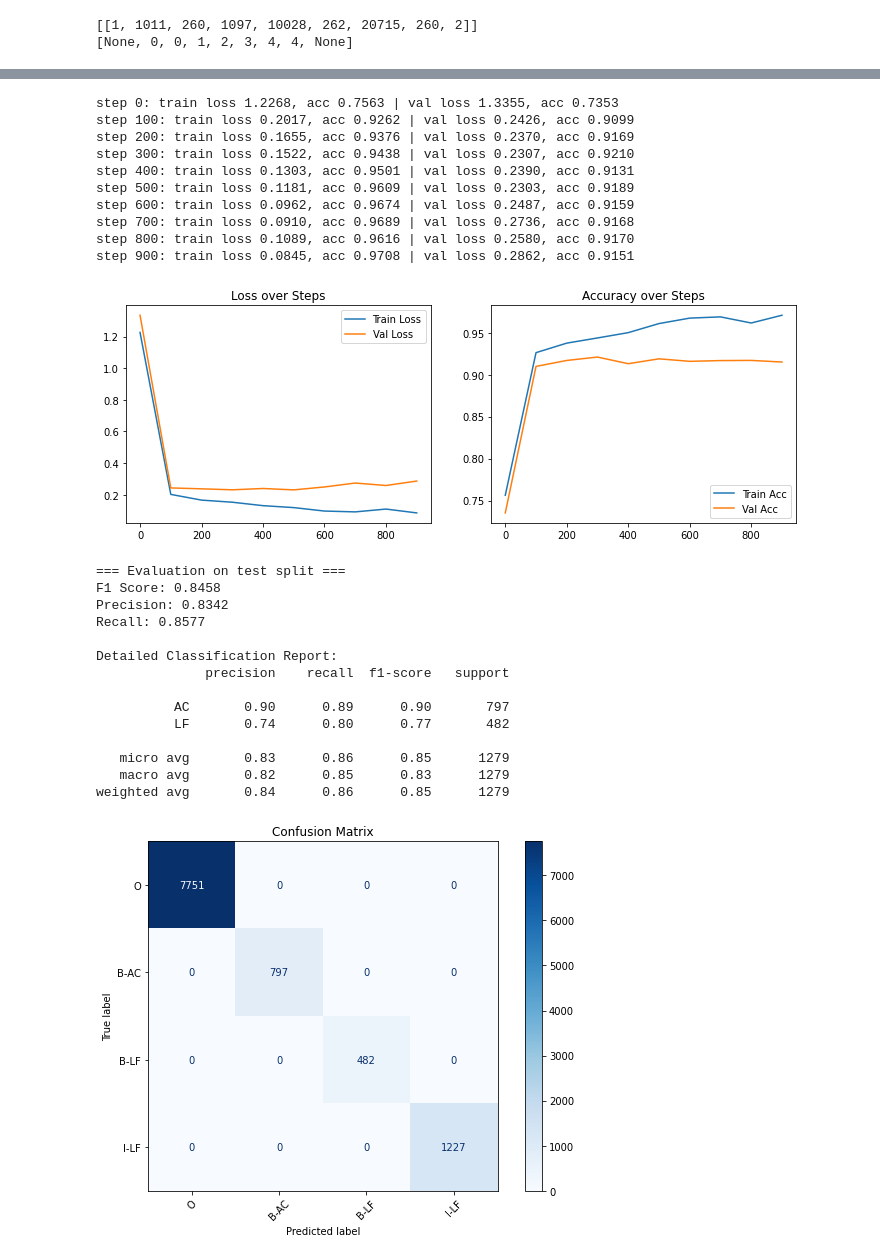
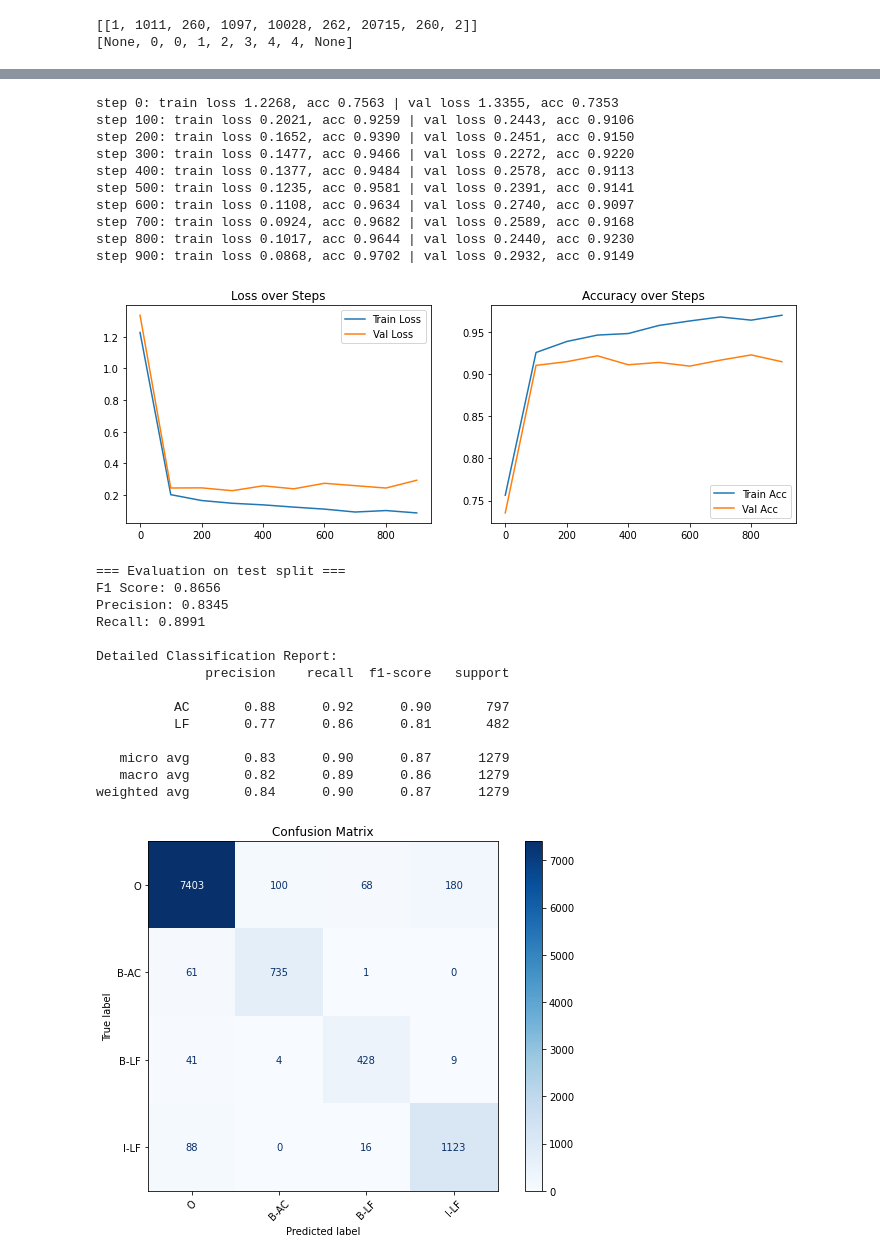
Before and after one commit to DonRL10/NLP-project, a Jupyter notebook: nlp_project(DaBertA).ipynb, the cells around one changed output, grey strips where cells are left out. Drawn from its saved outputs; the diff is of its cells as text; code cells hidden in the pictures.

```diff
--- a/nlp_project(DaBertA).ipynb
+++ b/nlp_project(DaBertA).ipynb
@@ -88,7 +88,7 @@ def get_batch(split = "train"):
 
 
 @torch.no_grad()
-def estimate_loss(eval_steps):
+def estimate_loss(model, eval_steps):
     out = {}
     model.eval()
 
@@ -137,7 +137,7 @@ def train_model(model, optimizer):
 
         if step % 100 == 0:
             # Validation step
-            metrics = estimate_loss(200)
+            metrics = estimate_loss(model, 200)
             print(f"step {step}: "
                   f"train loss {metrics['train']['loss']:.4f}, acc {metrics['train']['accuracy']:.4f} | "
                   f"val loss {metrics['validation']['loss']:.4f}, acc {metrics['validation']['accuracy']:.4f}")
@@ -234,7 +234,7 @@ def evaluate_model(model, split="test"):
     print(report)
 
     flat_true = [ltoi[l] for seq in all_true_labels for l in seq]
-    flat_pred = [ltoi[l] for seq in all_true_labels for l in seq]
+    flat_pred = [ltoi[l] for seq in all_pred_labels for l in seq]
 
     cm = confusion_matrix(flat_true, flat_pred, labels=list(range(len(labels))))
     fig, ax = plt.subplots(figsize=(8, 6))  # <-- Adjust size here
@@ -335,42 +335,42 @@ weighted avg       0.71      0.65      0.67      1279
 # %%
-model = AutoModelForTokenClassification.from_pretrained(
+model3 = AutoModelForTokenClassification.from_pretrained(
     model_checkpoint,
     num_labels=n_labels,
     id2label=itol,
     label2id=ltoi
 ).to(device)
-model = torch.compile(model)
+model3 = torch.compile(model3)
 
-optim = torch.optim.RMSprop(model.parameters(), lr = 3e-5)
-model = train_model(model, optim)
-out = evaluate_model(model)
+optim = torch.optim.RMSprop(model3.parameters(), lr = 3e-5)
+model3 = train_model(model3, optim)
+out = evaluate_model(model3)
 # %% [output]
 Some weights of DebertaV2ForTokenClassification were not initialized from the model checkpoint at microsoft/deberta-v3-base and are newly initialized: ['classifier.bias', 'classifier.weight']
 You should probably TRAIN this model on a down-stream task to be able to use it for predictions and inference.
 step 0: train loss 1.2268, acc 0.7563 | val loss 1.3355, acc 0.7353
-step 100: train loss 0.2017, acc 0.9262 | val loss 0.2426, acc 0.9099
-step 200: train loss 0.1655, acc 0.9376 | val loss 0.2370, acc 0.9169
-step 300: train loss 0.1522, acc 0.9438 | val loss 0.2307, acc 0.9210
-step 400: train loss 0.1303, acc 0.9501 | val loss 0.2390, acc 0.9131
-step 500: train loss 0.1181, acc 0.9609 | val loss 0.2303, acc 0.9189
-step 600: train loss 0.0962, acc 0.9674 | val loss 0.2487, acc 0.9159
-step 700: train loss 0.0910, acc 0.9689 | val loss 0.2736, acc 0.9168
-step 800: train loss 0.1089, acc 0.9616 | val loss 0.2580, acc 0.9170
-step 900: train loss 0.0845, acc 0.9708 | val loss 0.2862, acc 0.9151
+step 100: train loss 0.2021, acc 0.9259 | val loss 0.2443, acc 0.9106
+step 200: train loss 0.1652, acc 0.9390 | val loss 0.2451, acc 0.9150
+step 300: train loss 0.1477, acc 0.9466 | val loss 0.2272, acc 0.9220
+step 400: train loss 0.1377, acc 0.9484 | val loss 0.2578, acc 0.9113
+step 500: train loss 0.1235, acc 0.9581 | val loss 0.2391, acc 0.9141
+step 600: train loss 0.1108, acc 0.9634 | val loss 0.2740, acc 0.9097
+step 700: train loss 0.0924, acc 0.9682 | val loss 0.2589, acc 0.9168
+step 800: train loss 0.1017, acc 0.9644 | val loss 0.2440, acc 0.9230
+step 900: train loss 0.0868, acc 0.9702 | val loss 0.2932, acc 0.9149
-[figure, old version]
+[figure, new version]
 === Evaluation on test split ===
-F1 Score: 0.8458
-Precision: 0.8342
-Recall: 0.8577
+F1 Score: 0.8656
+Precision: 0.8345
+Recall: 0.8991
 
 Detailed Classification Report:
               precision    recall  f1-score   support
 
-          AC       0.90      0.89      0.90       797
-          LF       0.74      0.80      0.77       482
+          AC       0.88      0.92      0.90       797
+          LF       0.77      0.86      0.81       482
 
-   micro avg       0.83      0.86      0.85      1279
-   macro avg       0.82      0.85      0.83      1279
-weighted avg       0.84      0.86      0.85      1279
+   micro avg       0.83      0.90      0.87      1279
+   macro avg       0.82      0.89      0.86      1279
+weighted avg       0.84      0.90      0.87      1279
-[figure, old version]
+[figure, new version]
 # %%
```
Also changed, not shown: parts of 3 cells of this notebook.
